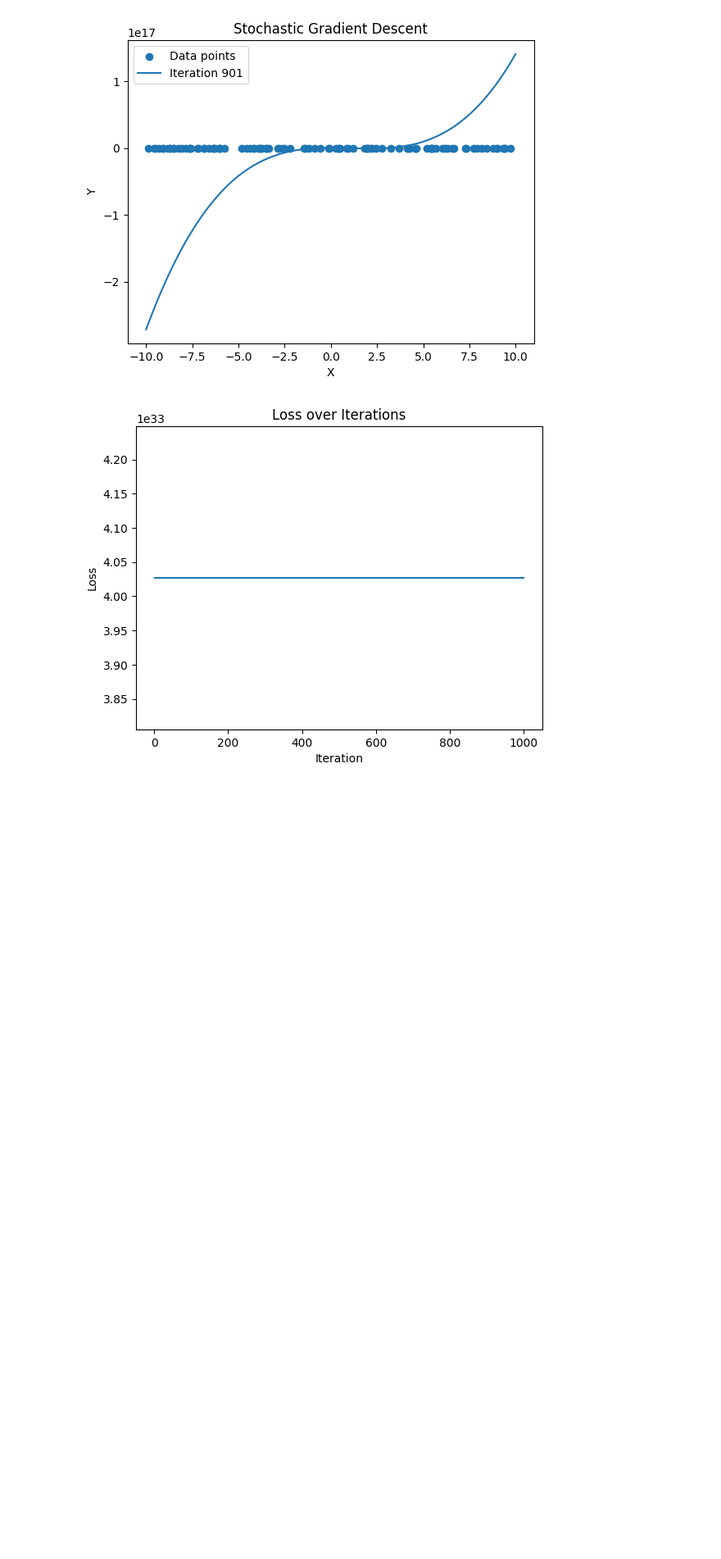
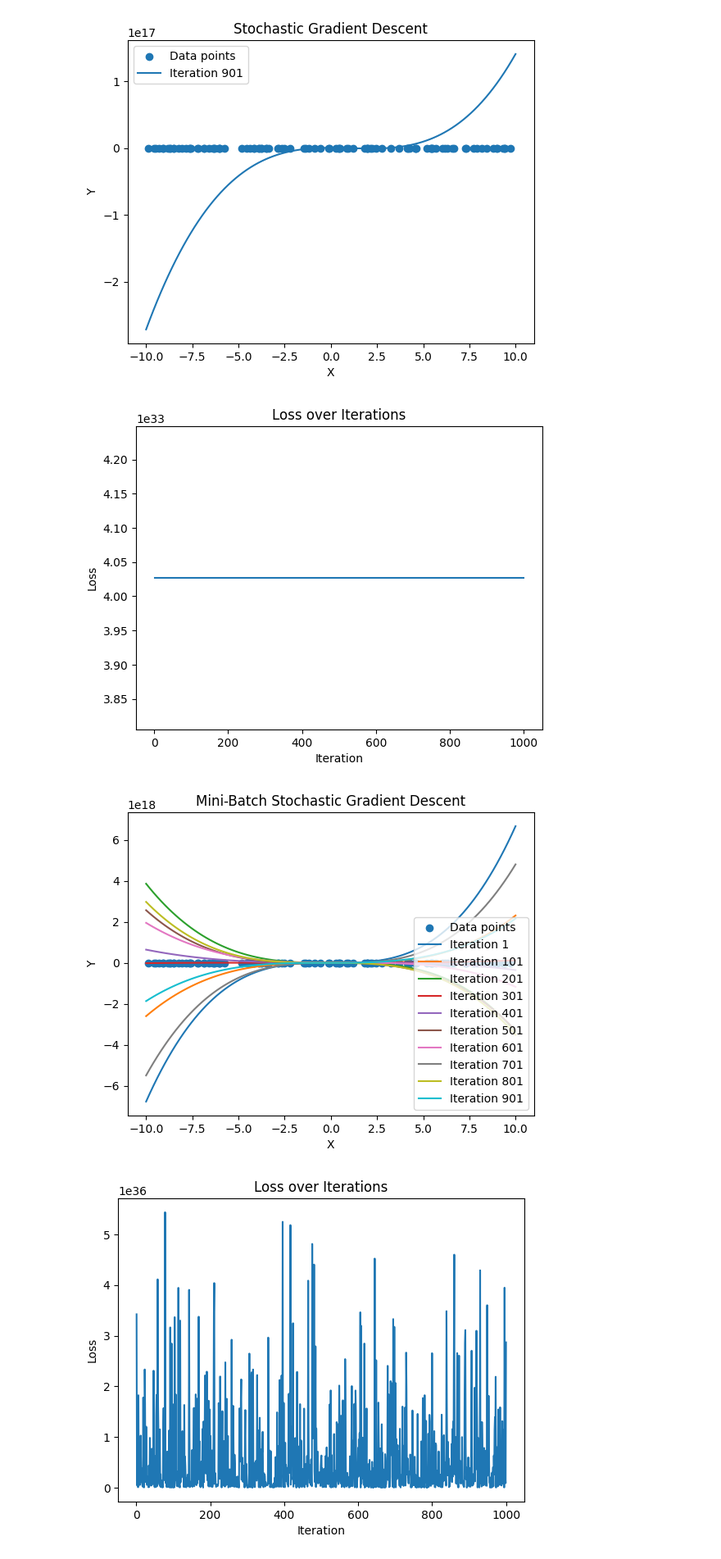
Before and after one commit to Javilejoo/Lab-3-IA, a Jupyter notebook: LAB3.ipynb, the cells around one changed output. Shown at 82% size. Drawn from its saved outputs; the diff is of its cells as text; code cells hidden in the pictures; blank space fills up the shorter version.

```diff
--- a/LAB3.ipynb
+++ b/LAB3.ipynb
@@ -159,3 +197,78 @@ plt.show()
 [figure]
 [figure]
 [figure]
+# %%
+import numpy as np
+from sklearn.linear_model import SGDRegressor
+from sklearn.preprocessing import PolynomialFeatures
+from sklearn.pipeline import make_pipeline
+import matplotlib.pyplot as plt
+
+# Define the polynomial coefficients
+coefficients = [2, -3, 5, 3]
+
+# Create synthetic data for training
+np.random.seed(42)
+X = np.random.uniform(-10, 10, 100).reshape(-1, 1)
+y = np.polyval(coefficients[::-1], X.squeeze()) + np.random.normal(0, 5, 100)
+
+# Create an SGDRegressor with a polynomial feature transformation
+degree = len(coefficients) - 1
+model = make_pipeline(PolynomialFeatures(degree), SGDRegressor(max_iter=1000, learning_rate='optimal', random_state=42))
+
+# Parameters for mini-batch SGD
+batch_size = 10
+num_batches = len(X) // batch_size
+
+# Arrays to store results for plotting
+iterations = []
+losses = []
+
+# Plot the original data points
+plt.scatter(X, y, label='Data points')
+
+# Perform Mini-Batch Stochastic Gradient Descent
+for iteration in range(1000):
+    # Shuffle the data for each iteration
+    indices = np.random.permutation(len(X))
+    X_shuffled = X[indices]
+    y_shuffled = y[indices]
+
+    for batch in range(num_batches):
+        start_idx = batch * batch_size
+        end_idx = (batch + 1) * batch_size
+        X_batch = X_shuffled[start_idx:end_idx]
+        y_batch = y_shuffled[start_idx:end_idx]
+
+        model.fit(X_batch, y_batch)
+
+    # Calculate loss using the entire dataset
+    predicted_values = model.predict(X)
+    loss = np.mean((predicted_values - y) ** 2) / 2
+
+    # Store results for plotting
+    iterations.append(iteration + 1)
+    losses.append(loss)
+
+    if iteration % 100 == 0:
+        # Update the plot with the current polynomial
+        x_values = np.linspace(-10, 10, 100).reshape(-1, 1)
+        y_values = model.predict(x_values)
+        plt.plot(x_values, y_values, label=f'Iteration {iteration + 1}')
+
+# Add labels and legend
+plt.title('Mini-Batch Stochastic Gradient Descent')
+plt.xlabel('X')
+plt.ylabel('Y')
+plt.legend()
+plt.show()
+
+# Plot the loss over iterations
+plt.plot(iterations, losses)
+plt.title('Loss over Iterations')
+plt.xlabel('Iteration')
+plt.ylabel('Loss')
+plt.show()
+# %% [output]
+[figure, added]
+[figure, added]
```
Also changed, not shown: parts of 1 cell of this notebook.
